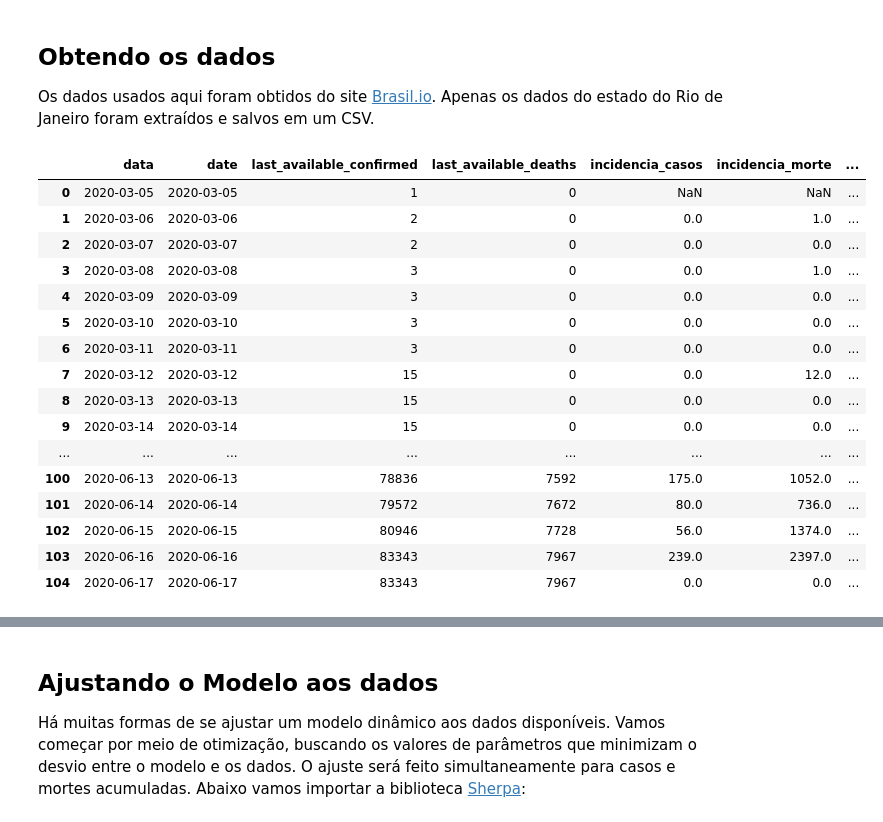
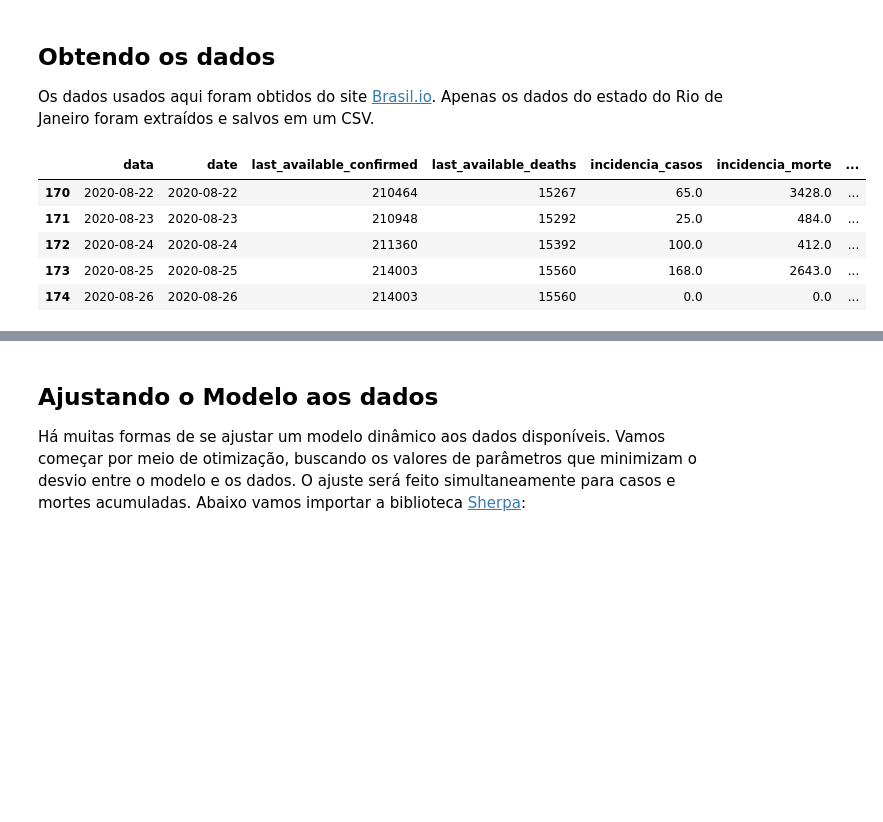
Before and after one commit to fccoelho/Modelagem-Matematica-IV, a Jupyter notebook: Planilhas Sage/Suplemento 2 - o Modelo SEIAHR.ipynb, the cells around one changed output, grey strips where cells are left out. Drawn from its saved outputs; the diff is of its cells as text; code cells hidden in the pictures; blank space fills up the shorter version.

```diff
--- a/Planilhas Sage/Suplemento 2 - o Modelo SEIAHR.ipynb
+++ b/Planilhas Sage/Suplemento 2 - o Modelo SEIAHR.ipynb
@@ -111,25 +111,14 @@ def load_data(state):
     return df
 # %%
 dfRJ = load_data('RJ')
-html(dfRJ.to_html())
+html(dfRJ.tail().to_html())
 # %% [output]
 |  | data | date | last_available_confirmed | last_available_deaths | incidencia_casos | incidencia_morte | ... |
-| 0 | 2020-03-05 | 2020-03-05 | 1 | 0 | NaN | NaN | ... |
-| 1 | 2020-03-06 | 2020-03-06 | 2 | 0 | 0.0 | 1.0 | ... |
-| 2 | 2020-03-07 | 2020-03-07 | 2 | 0 | 0.0 | 0.0 | ... |
-| 3 | 2020-03-08 | 2020-03-08 | 3 | 0 | 0.0 | 1.0 | ... |
-| 4 | 2020-03-09 | 2020-03-09 | 3 | 0 | 0.0 | 0.0 | ... |
-| 5 | 2020-03-10 | 2020-03-10 | 3 | 0 | 0.0 | 0.0 | ... |
-| 6 | 2020-03-11 | 2020-03-11 | 3 | 0 | 0.0 | 0.0 | ... |
-| 7 | 2020-03-12 | 2020-03-12 | 15 | 0 | 0.0 | 12.0 | ... |
-| 8 | 2020-03-13 | 2020-03-13 | 15 | 0 | 0.0 | 0.0 | ... |
-| 9 | 2020-03-14 | 2020-03-14 | 15 | 0 | 0.0 | 0.0 | ... |
-| ... | ... | ... | ... | ... | ... | ... | ... |
-| 100 | 2020-06-13 | 2020-06-13 | 78836 | 7592 | 175.0 | 1052.0 | ... |
-| 101 | 2020-06-14 | 2020-06-14 | 79572 | 7672 | 80.0 | 736.0 | ... |
-| 102 | 2020-06-15 | 2020-06-15 | 80946 | 7728 | 56.0 | 1374.0 | ... |
-| 103 | 2020-06-16 | 2020-06-16 | 83343 | 7967 | 239.0 | 2397.0 | ... |
-| 104 | 2020-06-17 | 2020-06-17 | 83343 | 7967 | 0.0 | 0.0 | ... |
+| 170 | 2020-08-22 | 2020-08-22 | 210464 | 15267 | 65.0 | 3428.0 | ... |
+| 171 | 2020-08-23 | 2020-08-23 | 210948 | 15292 | 25.0 | 484.0 | ... |
+| 172 | 2020-08-24 | 2020-08-24 | 211360 | 15392 | 100.0 | 412.0 | ... |
+| 173 | 2020-08-25 | 2020-08-25 | 214003 | 15560 | 168.0 | 2643.0 | ... |
+| 174 | 2020-08-26 | 2020-08-26 | 214003 | 15560 | 0.0 | 0.0 | ... |
 # %%
 popRJ = 6.32e6
 subnot=1
```
Also changed, not shown: parts of 5 cells of this notebook.
